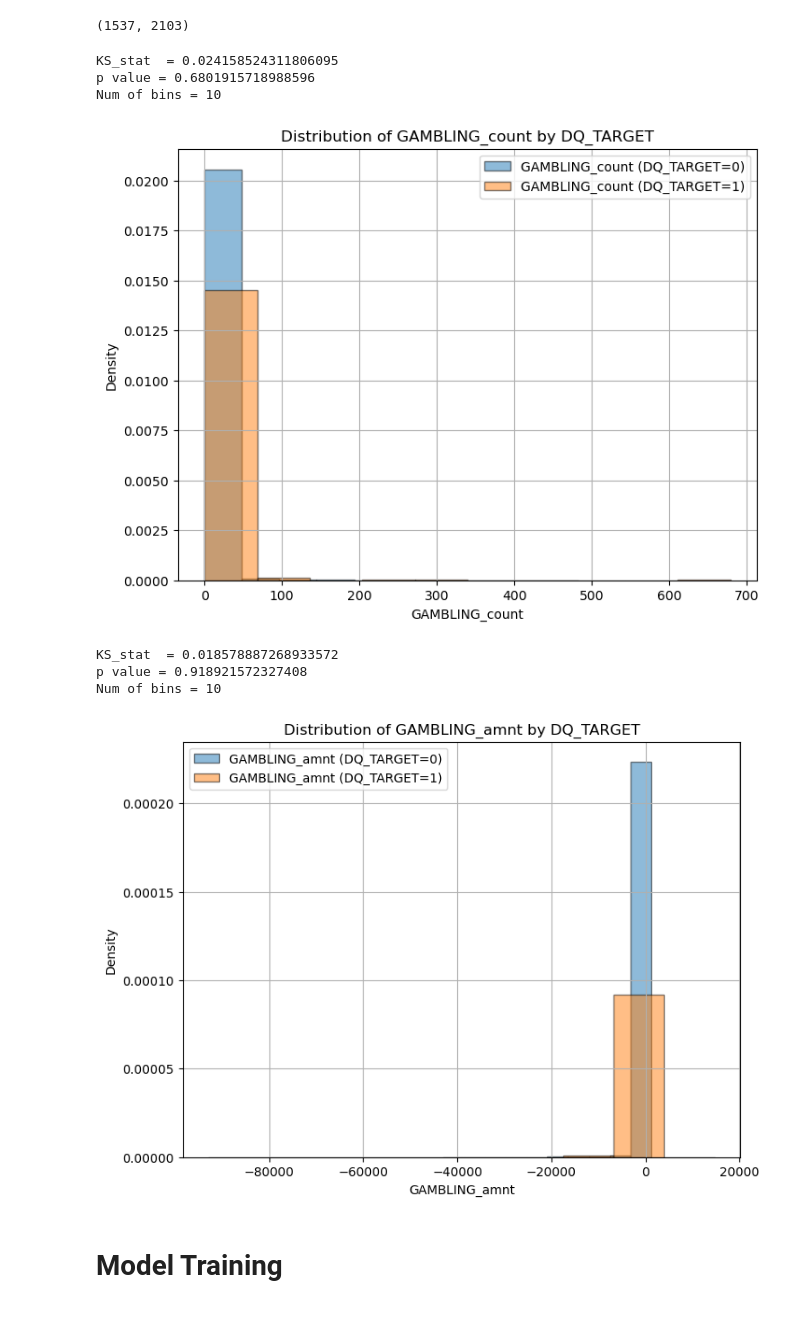
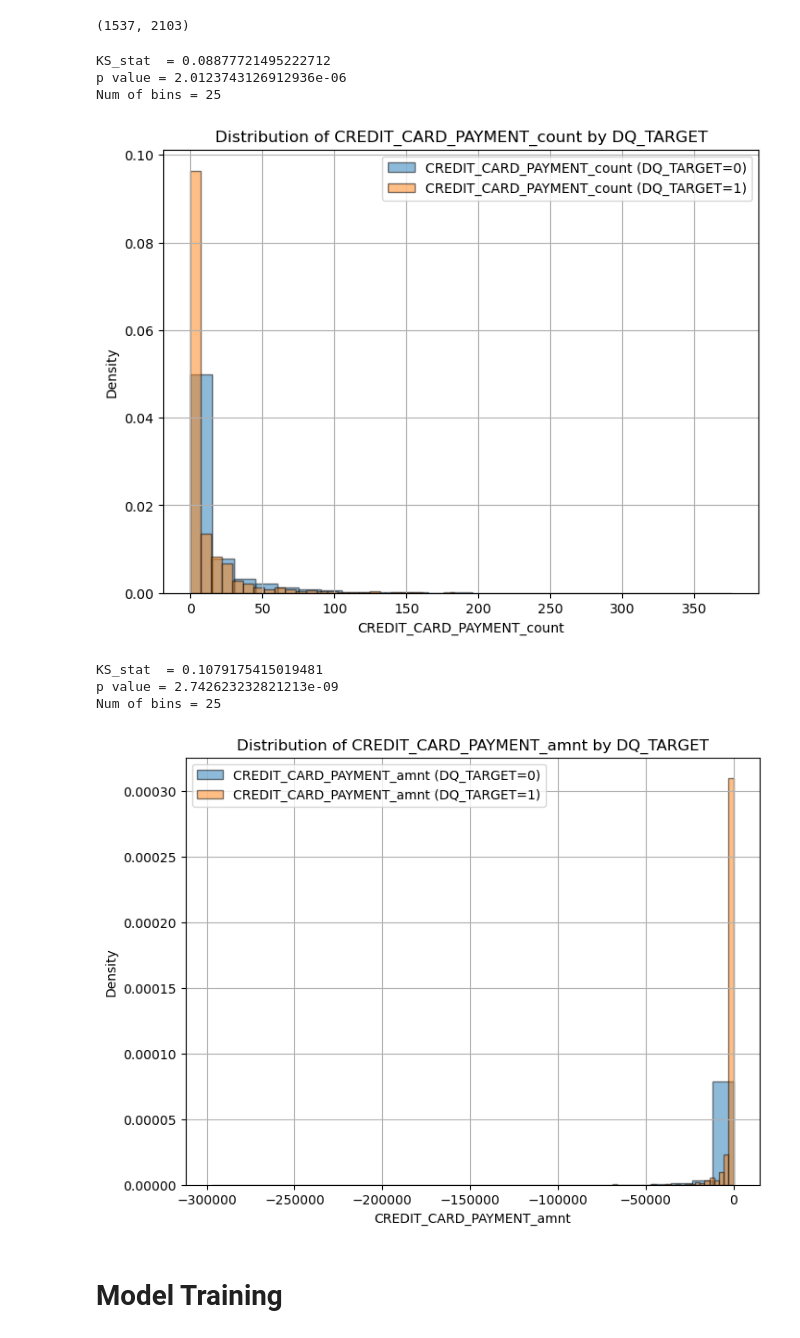
Before and after one commit to danielrmathew/prism-data-credit, a Jupyter notebook: src/notebooks/aman_q2.ipynb, the cells around one changed output. Cells and saved outputs as stored; diff of their text form; code cells hidden in the pictures.

```diff
--- a/src/notebooks/aman_q2.ipynb
+++ b/src/notebooks/aman_q2.ipynb
@@ -190,7 +190,7 @@ def ks_test(data, ftr='credit_score', target='DQ_TARGET'):
         q75, q25 = np.percentile(series, [75, 25])
         bin_width = 2 * (q75 - q25) / (len(series) ** (1/3))  # Freedman-Diaconis rule
         if bin_width > 0:
-            return max(10, min(50, int((series.max() - series.min()) / bin_width))) # Ensure at least 10 bins
+            return max(10, min(25, int((series.max() - series.min()) / bin_width))) # Ensure at least 10 bins
         else:
             return 10  # Default bins if spread is too small
 
@@ -1308,14 +1310,14 @@ def check_category_corr(category):
 # %%
-check_category_corr("GAMBLING")
+check_category_corr("CREDIT_CARD_PAYMENT")
 # %% [output]
-KS_stat  = 0.024158524311806095
-p value = 0.6801915718988596
-Num of bins = 10
+KS_stat  = 0.08877721495222712
+p value = 2.0123743126912936e-06
+Num of bins = 25
-[figure, old version]
+[figure, new version]
-KS_stat  = 0.018578887268933572
-p value = 0.918921572327408
-Num of bins = 10
+KS_stat  = 0.1079175415019481
+p value = 2.742623232821213e-09
+Num of bins = 25
-[figure, old version]
+[figure, new version]
 # %% [markdown]
 # Model Training
 # %%
```
Also changed, not shown: parts of 24 cells of this notebook, 1 other file.
